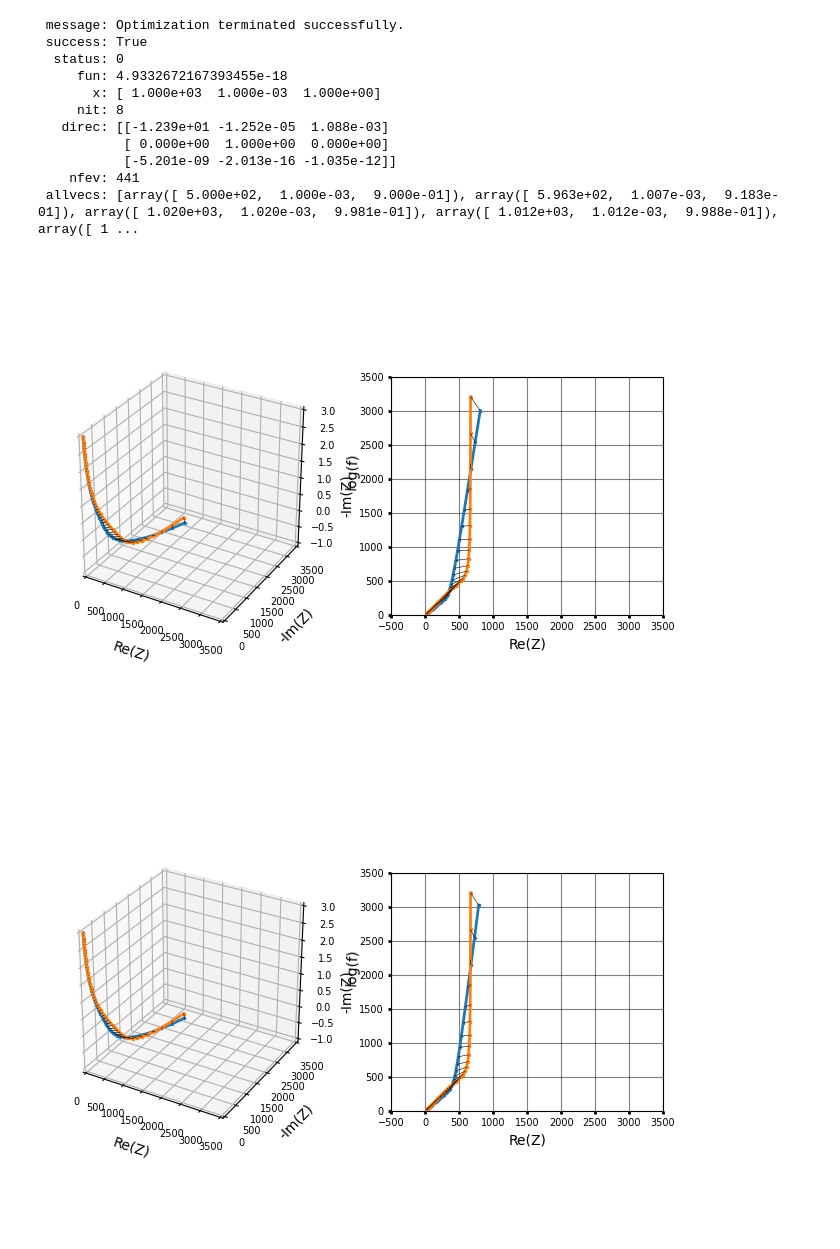
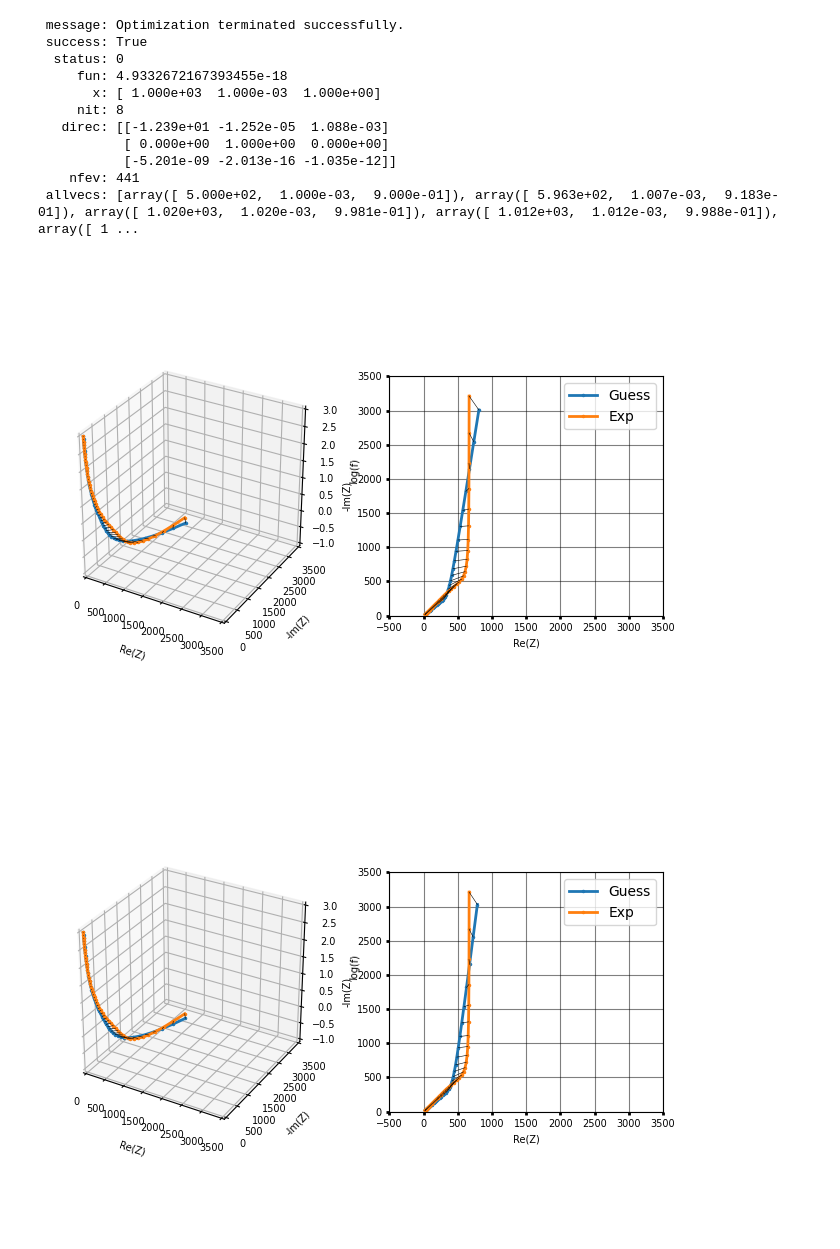
Before and after one commit to Yugal0/fitting-eis-importance-of-weighing, a Jupyter notebook: Uni.ipynb, the cells around one changed output. Drawn from its saved outputs; the diff is of its cells as text; code cells hidden in the pictures.

```diff
--- a/Uni.ipynb
+++ b/Uni.ipynb
@@ -92,38 +92,39 @@ for sol in result.allvecs:
     ax2=fig.add_subplot(122)
     ax2.tick_params(direction='out', length=6, width=2, colors='k',grid_color='k', grid_alpha=0.5,size=2,labelsize=7)
     ax1.set_box_aspect([1,1,1])
     ax1.set_xlim(0,3500)
     ax1.set_ylim(0,3500)
-    ax1.set_xlabel("Re(Z)")
-    ax1.set_ylabel("-Im(Z)")
-    ax1.set_zlabel("log(f)")
+    ax1.set_xlabel("Re(Z)",fontsize=7)
+    ax1.set_ylabel("-Im(Z)",fontsize=7)
+    ax1.set_zlabel("log(f)",fontsize=7)
     ax2.set_xlim(-500,3500)
     ax2.set_ylim(0,3500)
-    ax2.set_xlabel("Re(Z)")
-    ax2.set_ylabel("-Im(Z)")
+    ax2.set_xlabel("Re(Z)",fontsize=7)
+    ax2.set_ylabel("-Im(Z)",fontsize=7)
     ax2.set_aspect("equal")
     ax2.grid(True)
     #plot the 3D plot exp and model
     ax1.plot(np.real(z_fit),-np.imag(z_fit),np.log10(freq_list),".",ms=3,linestyle="-",label="Fit",linewidth=2)
     ax1.plot(np.real(z_exp),-np.imag(z_exp),np.log10(freq_list),".",ms=3,linestyle="-",label="Exp",linewidth=2)
     #plot the 2D plot exp vs model
-    ax2.plot(np.real(z_fit),-np.imag(z_fit),".",ms=3,linestyle="-",label="Fit",linewidth=2)
+    ax2.plot(np.real(z_fit),-np.imag(z_fit),".",ms=3,linestyle="-",label="Guess",linewidth=2)
     ax2.plot(np.real(z_exp),-np.imag(z_exp),".",ms=3,linestyle="-",label="Exp",linewidth=2)
+    ax2.legend()
     for p1,p2,f in zip(z_exp,z_fit,freq_list):
         ax1.plot([np.real(p1),np.real(p2)],[-np.imag(p1),-np.imag(p2)],[np.log10(f),np.log10(f)],color="black",linestyle="-",linewidth=0.4)
         ax2.plot([np.real(p1),np.real(p2)],[-np.imag(p1),-np.imag(p2)],color="black",linestyle="-",linewidth=0.4)
     plt.tight_layout()
 # %% [output]
  message: Optimization terminated successfully.
  success: True
   status: 0
      fun: 4.9332672167393455e-18
        x: [ 1.000e+03  1.000e-03  1.000e+00]
      nit: 8
    direc: [[-1.239e+01 -1.252e-05  1.088e-03]
            [ 0.000e+00  1.000e+00  0.000e+00]
            [-5.201e-09 -2.013e-16 -1.035e-12]]
     nfev: 441
  allvecs: [array([ 5.000e+02,  1.000e-03,  9.000e-01]), array([ 5.963e+02,  1.007e-03,  9.183e-01]), array([ 1.020e+03,  1.020e-03,  9.981e-01]), array([ 1.012e+03,  1.012e-03,  9.988e-01]), array([ 1 ...
-[figure, old version]
+[figure, new version]
-[figure, old version]
+[figure, new version]
```
Also changed, not shown: parts of 1 cell of this notebook, 1 other file.
